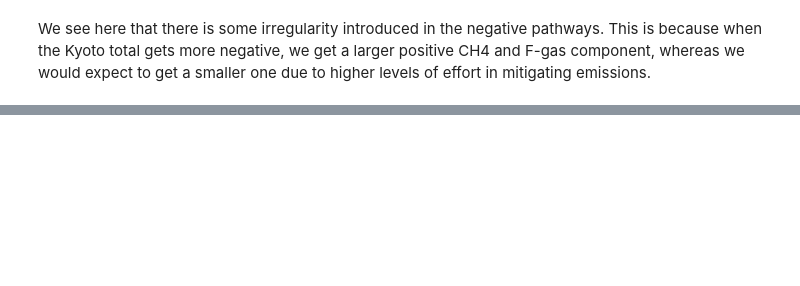
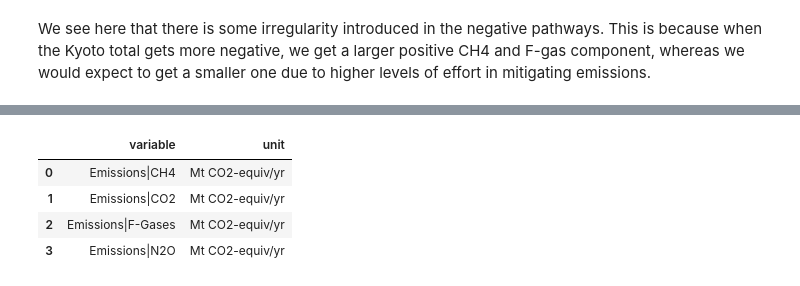
Before and after one commit to GranthamImperial/silicone_examples, a Jupyter notebook: notebooks/Split_up_kyoto_gases.ipynb, the cells around one changed output, grey strips where cells are left out. Cells and saved outputs as stored; diff of their text form; code cells hidden in the pictures; blank space fills up the shorter version.

```diff
--- a/notebooks/Split_up_kyoto_gases.ipynb
+++ b/notebooks/Split_up_kyoto_gases.ipynb
@@ -158,0 +182,11 @@ infilled_co2.data
+# %%
+# By default the variables are returned in the same units they were in the original.
+# We may want them in common units to check out work.
+unit_cons_asym_df = convert_units_to_MtCO2_equiv(asym_infilled)
+unit_cons_asym_df.variables(True)
+# %% [output]
+|  | variable | unit |
+| 0 | Emissions|CH4 | Mt CO2-equiv/yr |
+| 1 | Emissions|CO2 | Mt CO2-equiv/yr |
+| 2 | Emissions|F-Gases | Mt CO2-equiv/yr |
+| 3 | Emissions|N2O | Mt CO2-equiv/yr |
```
Also changed, not shown: parts of 14 cells of this notebook.
